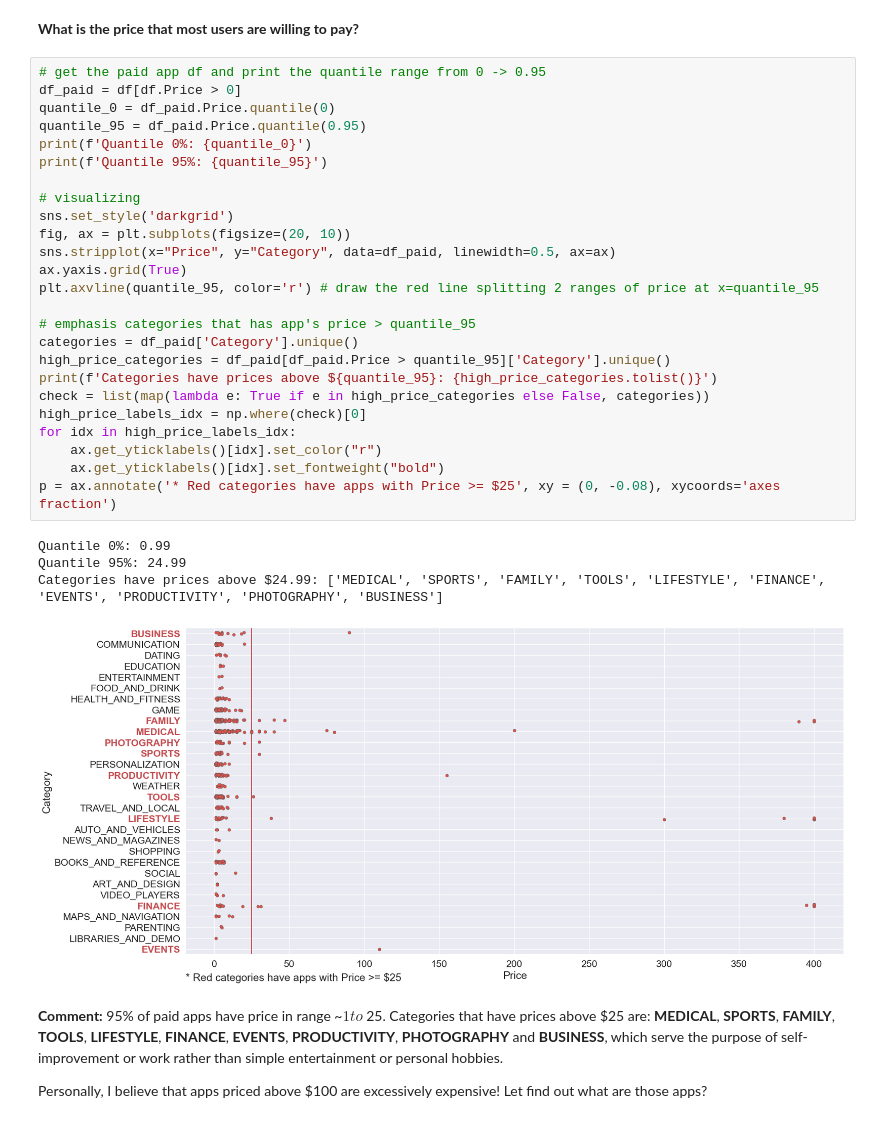
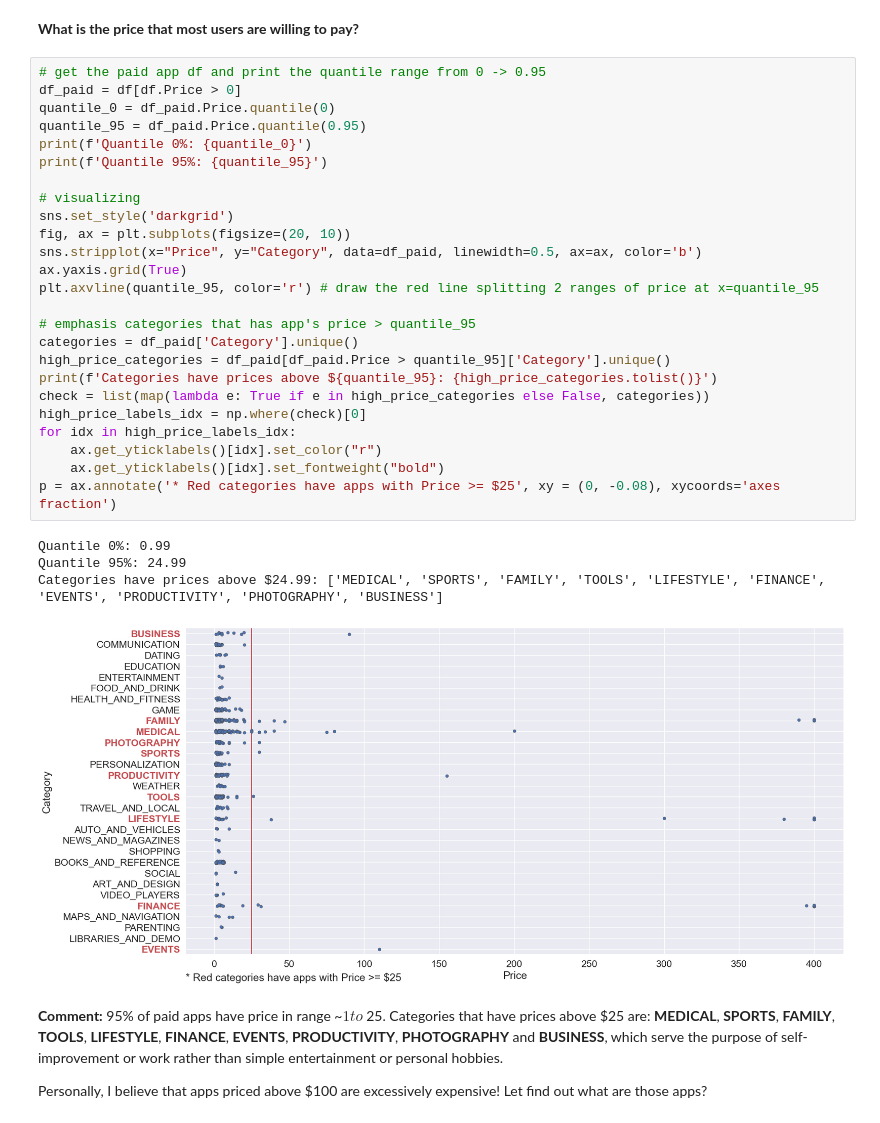
Before and after one commit to Luc-h0/Lap_trinh_cho_khoa_hoc_du_lieu, a Jupyter notebook: Notebook/2.0-EDA.ipynb, the cells around one changed output. Cells and saved outputs as stored; diff of their text form.

```diff
--- a/Notebook/2.0-EDA.ipynb
+++ b/Notebook/2.0-EDA.ipynb
@@ -548,33 +543,33 @@ avg_rating_diff.plot.bar(color=color, title='Rating Difference = Avg. Rating of
 # %%
 # get the paid app df and print the quantile range from 0 -> 0.95
 df_paid = df[df.Price > 0]
 quantile_0 = df_paid.Price.quantile(0)
 quantile_95 = df_paid.Price.quantile(0.95)
 print(f'Quantile 0%: {quantile_0}')
 print(f'Quantile 95%: {quantile_95}')
 
 # visualizing
 sns.set_style('darkgrid')
 fig, ax = plt.subplots(figsize=(20, 10))
-sns.stripplot(x="Price", y="Category", data=df_paid, linewidth=0.5, ax=ax)
+sns.stripplot(x="Price", y="Category", data=df_paid, linewidth=0.5, ax=ax, color='b')
 ax.yaxis.grid(True)
 plt.axvline(quantile_95, color='r') # draw the red line splitting 2 ranges of price at x=quantile_95
 
 # emphasis categories that has app's price > quantile_95
 categories = df_paid['Category'].unique()
 high_price_categories = df_paid[df_paid.Price > quantile_95]['Category'].unique()
 print(f'Categories have prices above ${quantile_95}: {high_price_categories.tolist()}')
 check = list(map(lambda e: True if e in high_price_categories else False, categories))
 high_price_labels_idx = np.where(check)[0]
 for idx in high_price_labels_idx:
     ax.get_yticklabels()[idx].set_color("r")
     ax.get_yticklabels()[idx].set_fontweight("bold")
 p = ax.annotate('* Red categories have apps with Price >= $25', xy = (0, -0.08), xycoords='axes fraction')
 # %% [output]
 Quantile 0%: 0.99
 Quantile 95%: 24.99
 Categories have prices above $24.99: ['MEDICAL', 'SPORTS', 'FAMILY', 'TOOLS', 'LIFESTYLE', 'FINANCE', 'EVENTS', 'PRODUCTIVITY', 'PHOTOGRAPHY', 'BUSINESS']
-[figure, old version]
+[figure, new version]
 # %% [markdown]
 **Comment:** 95% of paid apps have price in range ~$1 to ~$25. Categories that have prices above $25 are: **MEDICAL**, **SPORTS**, **FAMILY**, **TOOLS**, **LIFESTYLE**, **FINANCE**, **EVENTS**, **PRODUCTIVITY**, **PHOTOGRAPHY** and **BUSINESS**, which serve the purpose of self-improvement or work rather than simple entertainment or personal hobbies.
 
```
Also changed, not shown: parts of 6 cells of this notebook.
